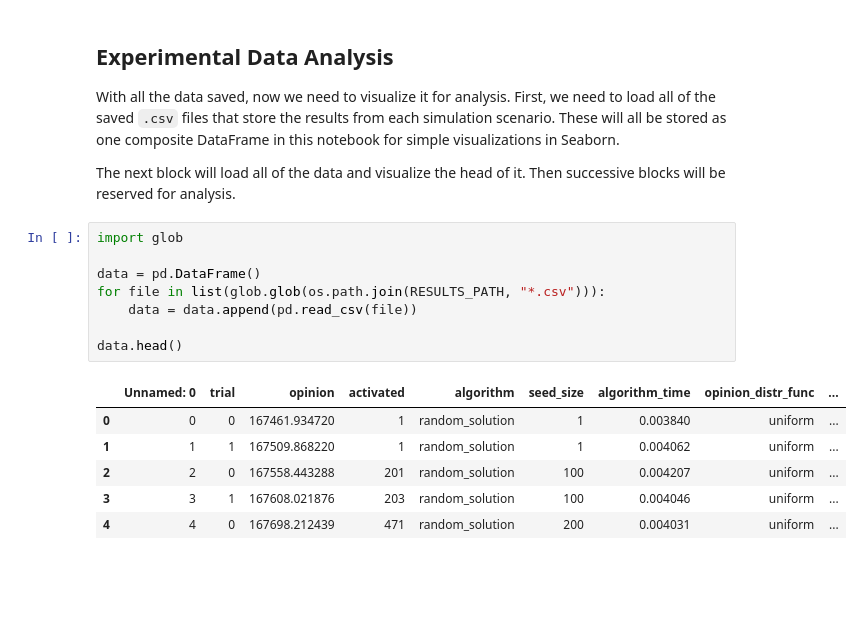
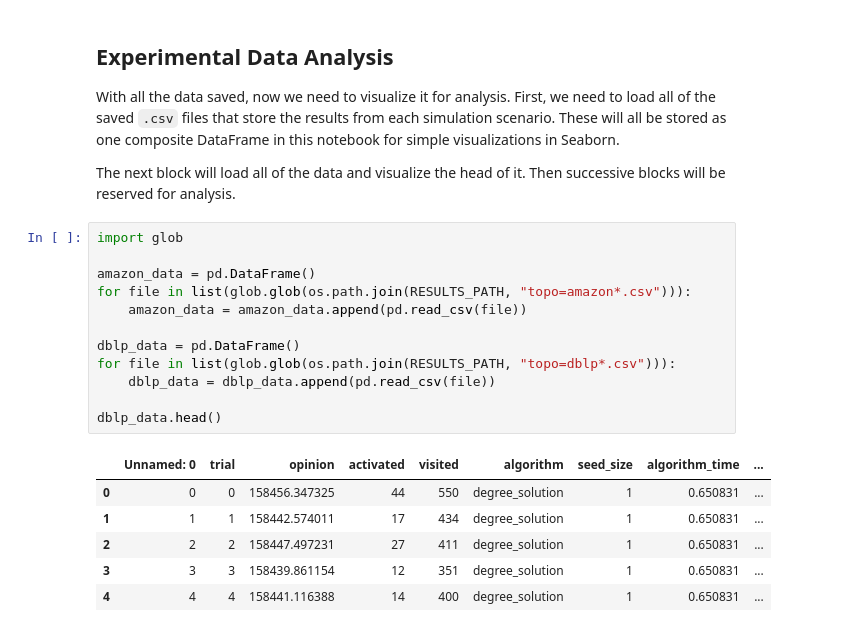
Before and after one commit to nathaniel-hudson/BIC-Diffusion, a Jupyter notebook: src/Analysis.ipynb, the cells around one changed output. Cells and saved outputs as stored; diff of their text form; blank space fills up the shorter version.

```diff
--- a/src/Analysis.ipynb
+++ b/src/Analysis.ipynb
@@ -36,18 +36,22 @@ The next block will load all of the data and visualize the head of it. Then succ
 # %%
 import glob
 
-data = pd.DataFrame()
-for file in list(glob.glob(os.path.join(RESULTS_PATH, "*.csv"))):
-    data = data.append(pd.read_csv(file))
+amazon_data = pd.DataFrame()
+for file in list(glob.glob(os.path.join(RESULTS_PATH, "topo=amazon*.csv"))):
+    amazon_data = amazon_data.append(pd.read_csv(file))
 
-data.head()
+dblp_data = pd.DataFrame()
+for file in list(glob.glob(os.path.join(RESULTS_PATH, "topo=dblp*.csv"))):
+    dblp_data = dblp_data.append(pd.read_csv(file))
+
+dblp_data.head()
 # %% [output]
-|  | Unnamed: 0 | trial | opinion | activated | algorithm | seed_size | algorithm_time | opinion_distr_func | ... |
-| 0 | 0 | 0 | 167461.934720 | 1 | random_solution | 1 | 0.003840 | uniform | ... |
-| 1 | 1 | 1 | 167509.868220 | 1 | random_solution | 1 | 0.004062 | uniform | ... |
-| 2 | 2 | 0 | 167558.443288 | 201 | random_solution | 100 | 0.004207 | uniform | ... |
-| 3 | 3 | 1 | 167608.021876 | 203 | random_solution | 100 | 0.004046 | uniform | ... |
-| 4 | 4 | 0 | 167698.212439 | 471 | random_solution | 200 | 0.004031 | uniform | ... |
+|  | Unnamed: 0 | trial | opinion | activated | visited | algorithm | seed_size | algorithm_time | ... |
+| 0 | 0 | 0 | 158456.347325 | 44 | 550 | degree_solution | 1 | 0.650831 | ... |
+| 1 | 1 | 1 | 158442.574011 | 17 | 434 | degree_solution | 1 | 0.650831 | ... |
+| 2 | 2 | 2 | 158447.497231 | 27 | 411 | degree_solution | 1 | 0.650831 | ... |
+| 3 | 3 | 3 | 158439.861154 | 12 | 351 | degree_solution | 1 | 0.650831 | ... |
+| 4 | 4 | 4 | 158441.116388 | 14 | 400 | degree_solution | 1 | 0.650831 | ... |
 # %%
 g = sns.relplot(
     x="seed_size", y="opinion",
```
Also changed, not shown: parts of 2 cells of this notebook.
